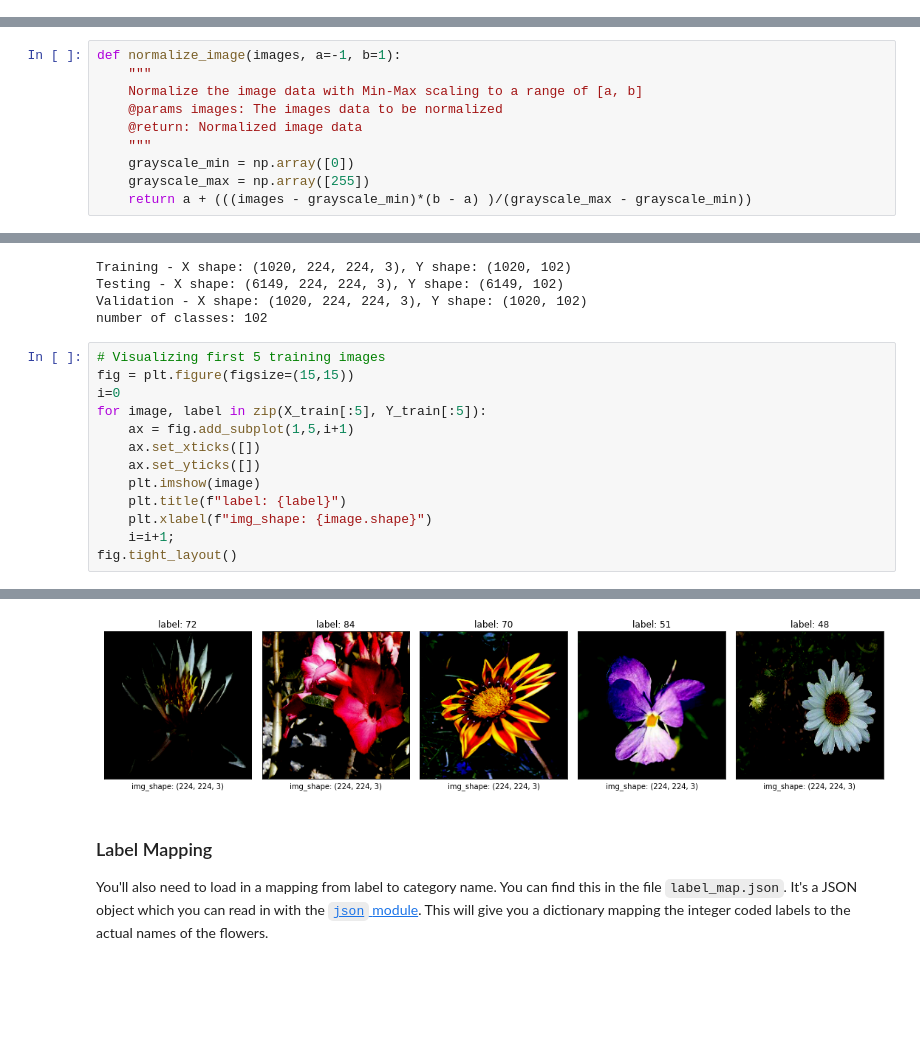
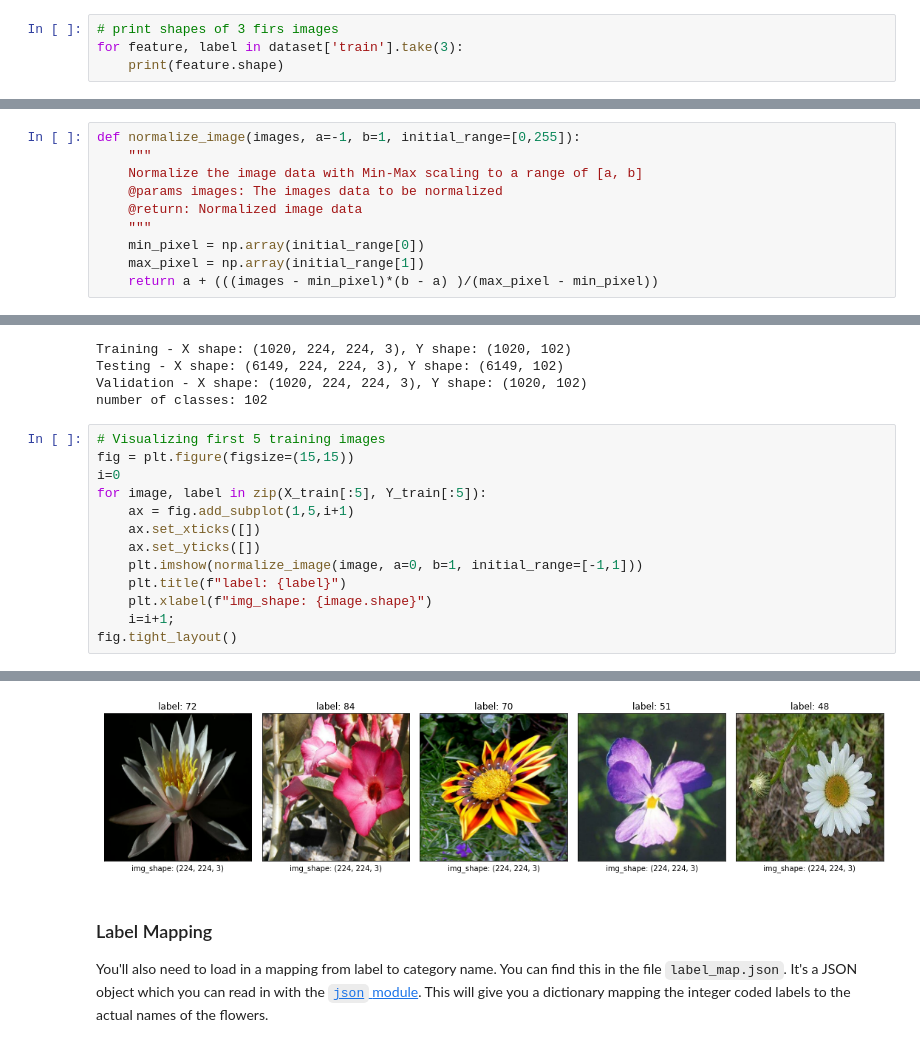
Before and after one commit to CheloGE/ML-tensorflow-Image_classifier-oxford_flowers102, a Jupyter notebook: Project_Image_Classifier_Project.ipynb, the cells around one changed output, grey strips where cells are left out. Drawn from its saved outputs; the diff is of its cells as text; blank space fills up the shorter version.

```diff
--- a/Project_Image_Classifier_Project.ipynb
+++ b/Project_Image_Classifier_Project.ipynb
@@ -82,0 +79,4 @@ The test set consists of the remaining 6149 images (minimum 20 per class).',
+# %%
+# print shapes of 3 firs images
+for feature, label in dataset['train'].take(3):
+    print(feature.shape)
@@ -126,15 +130,15 @@ def resize_image(images, size=(224,224)):
       resized_images.append(cv2.resize(image, (height, width)))
     return np.array(resized_images)
 # %%
-def normalize_image(images, a=-1, b=1):
+def normalize_image(images, a=-1, b=1, initial_range=[0,255]):
     """
     Normalize the image data with Min-Max scaling to a range of [a, b]
     @params images: The images data to be normalized
     @return: Normalized image data
     """
-    grayscale_min = np.array([0])
-    grayscale_max = np.array([255])
-    return a + (((images - grayscale_min)*(b - a) )/(grayscale_max - grayscale_min))
+    min_pixel = np.array(initial_range[0])
+    max_pixel = np.array(initial_range[1])
+    return a + (((images - min_pixel)*(b - a) )/(max_pixel - min_pixel))
 # %%
 def oneHotEncode(labels):
     """
@@ -176,7 +180,7 @@ for image, label in zip(X_train[:5], Y_train[:5]):
     ax = fig.add_subplot(1,5,i+1)
     ax.set_xticks([])
     ax.set_yticks([])
-    plt.imshow(image)
+    plt.imshow(normalize_image(image, a=0, b=1, initial_range=[-1,1]))
     plt.title(f"label: {label}")
     plt.xlabel(f"img_shape: {image.shape}")
     i=i+1;
@@ -190,4 +189,4 @@ WARNING:matplotlib.image:Clipping input data to the valid range for imshow with
-[figure, old version]
+[figure, new version]
 # %% [markdown]
 ### Label Mapping
 
```
Also changed, not shown: parts of 14 cells of this notebook.
